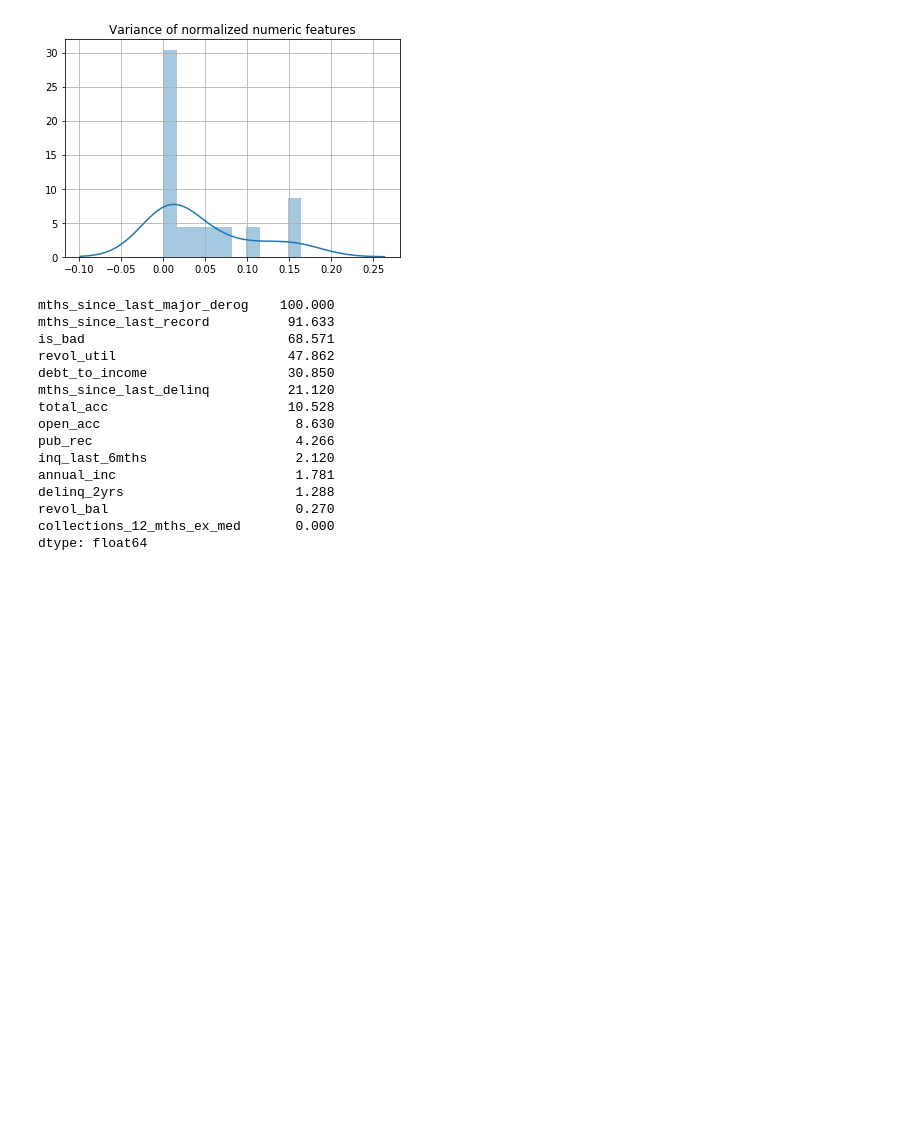
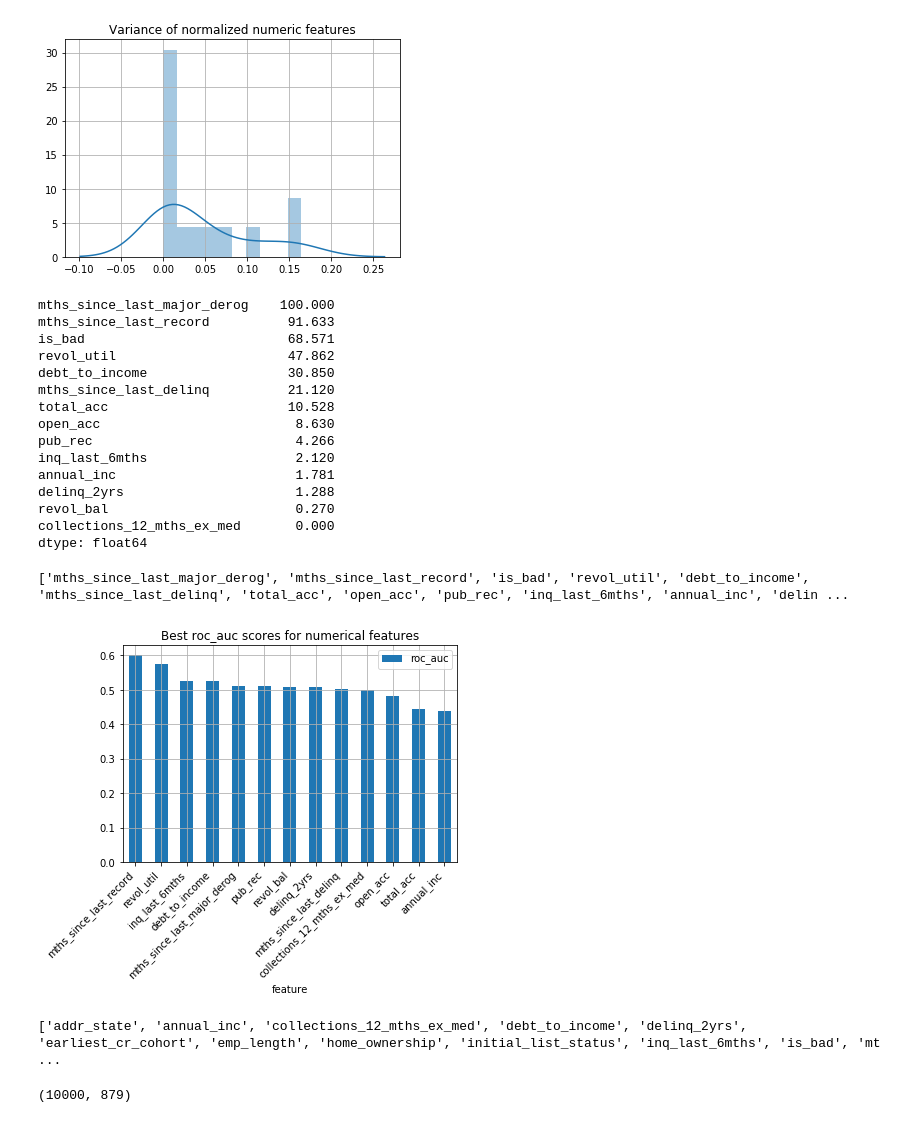
Before and after one commit to bethanymbaker/arch, a Jupyter notebook: notebooks/MavenWave.ipynb, the cells around one changed output. Cells and saved outputs as stored; diff of their text form; code cells hidden in the pictures; blank space fills up the shorter version.

Commit message:
digging into feature importances

```diff
--- a/notebooks/MavenWave.ipynb
+++ b/notebooks/MavenWave.ipynb
@@ -112,7 +131,8 @@ plt.grid()
 [figure]
 # %%
 # Remove features with very low variance
-(100 * df_scale.var().div(df_scale.var().max())).round(3).sort_values(ascending=False)
+tmp_2 = (100 * df_scale.var().div(df_scale.var().max())).round(3).sort_values(ascending=False)
+print(tmp_2)
 # %% [output]
 mths_since_last_major_derog    100.000
 mths_since_last_record          91.633
@@ -129,4 +149,29 @@ delinq_2yrs                      1.288
 revol_bal                        0.270
 collections_12_mths_ex_med       0.000
 dtype: float64
+# %%
+num_cols_to_use = tmp_2[tmp_2 >= 0].index.values.tolist()
+print(num_cols_to_use)
+# %% [output]
+['mths_since_last_major_derog', 'mths_since_last_record', 'is_bad', 'revol_util', 'debt_to_income', 'mths_since_last_delinq', 'total_acc', 'open_acc', 'pub_rec', 'inq_last_6mths', 'annual_inc', 'delin ...
+# %%
+# Compute roc_auc score using numeric features
+from sklearn.metrics import roc_auc_score
+tmp_df = df[num_cols_to_use].copy()
+tmp_df.drop(columns=['is_bad'], inplace=True)
+l = []
+# tmp_df.apply(lambda col: roc_auc_score(df.is_bad, col))
+for col in tmp_df.iteritems():
+    new_df = pd.DataFrame(data={'feature': col[1]})
+    new_df['label'] = df['is_bad']
+    new_df = new_df.dropna()
+    val = roc_auc_score(new_df.label, new_df.feature)
+    d = {'feature': col[0], 'roc_auc': val}
+    l.append(d)
+tmp_df_2 = pd.DataFrame(l).sort_values('roc_auc', ascending=False).set_index('feature')
+tmp_df_2.plot(kind='bar', grid=True)
+plt.xticks(rotation=45, ha='right')
+plt.title('Best roc_auc scores for numerical features');
+# %% [output]
+[figure, added]
 # %%
@@ -135,0 +181,11 @@ from sklearn.feature_selection import SelectFromModel
+# %%
+cols = sorted(obj_cols_to_use + num_cols_to_use)
+print(cols)
+# %% [output]
+['addr_state', 'annual_inc', 'collections_12_mths_ex_med', 'debt_to_income', 'delinq_2yrs', 'earliest_cr_cohort', 'emp_length', 'home_ownership', 'initial_list_status', 'inq_last_6mths', 'is_bad', 'mt ...
+# %%
+df_1 = df[cols].copy()
+df_2 = pd.get_dummies(df_1)
+df_2.shape
+# %% [output]
+(10000, 879)
```
Also changed, not shown: parts of 21 cells of this notebook, 3 other files.
